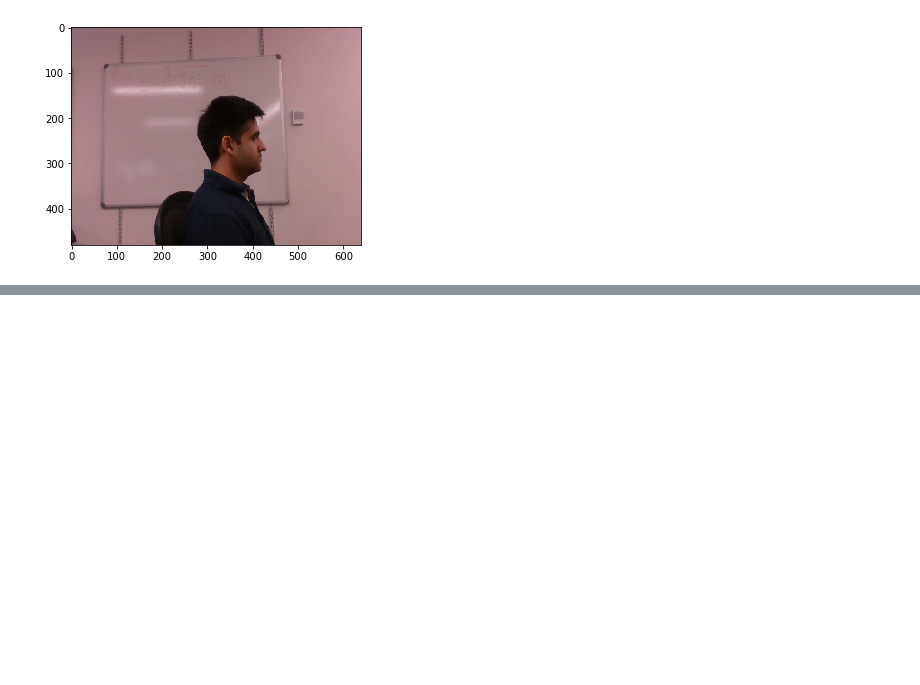
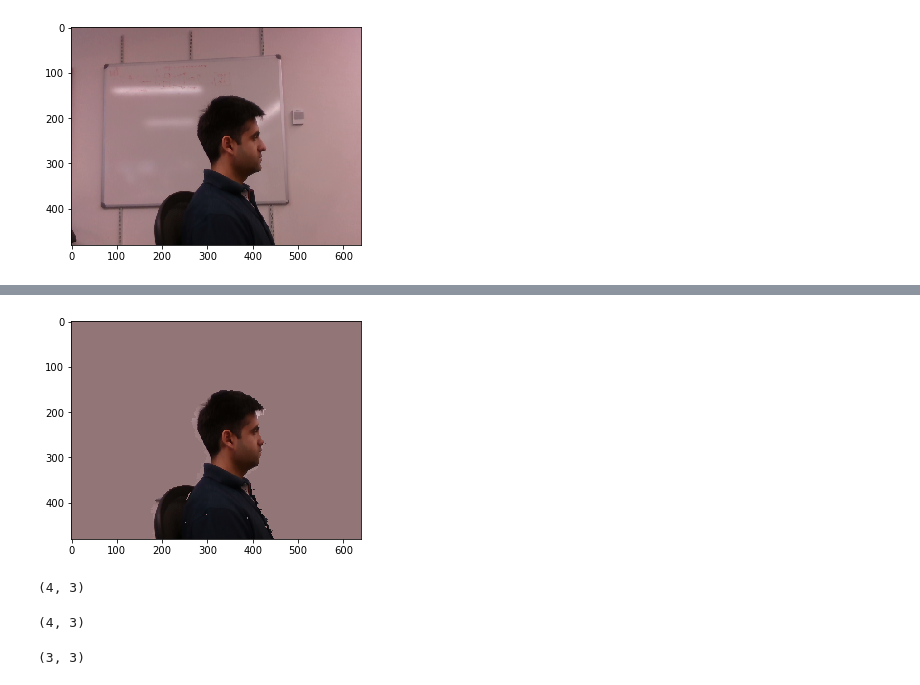
Before and after one commit to yichao-l/head_reconstruct, a Jupyter notebook: AV_CW.ipynb, the cells around one changed output, grey strips where cells are left out. Drawn from its saved outputs; the diff is of its cells as text; code cells hidden in the pictures; blank space fills up the shorter version.

```diff
--- a/AV_CW.ipynb
+++ b/AV_CW.ipynb
@@ -60,0 +124,8 @@ head.save()
+# %%
+head.reset_filters()
+head.filter_nan()
+head.filter_depth(1.5)
+plt.imshow(head.get_filtered_image())
+plt.show()
+# %% [output]
+[figure, added]
@@ -60,0 +139,14 @@ head.save()
+# %%
+A= np.asarray([[1,0,0],[1,1,0],[1,1,1],[1,3,1]])
+A.shape
+# %% [output]
+(4, 3)
+# %%
+B=np.dot(A,R_z.T)
+B.shape
+# %% [output]
+(4, 3)
+# %%
+R_z.shape
+# %% [output]
+(3, 3)
```
Also changed, not shown: parts of 13 cells of this notebook, 2 other files.
